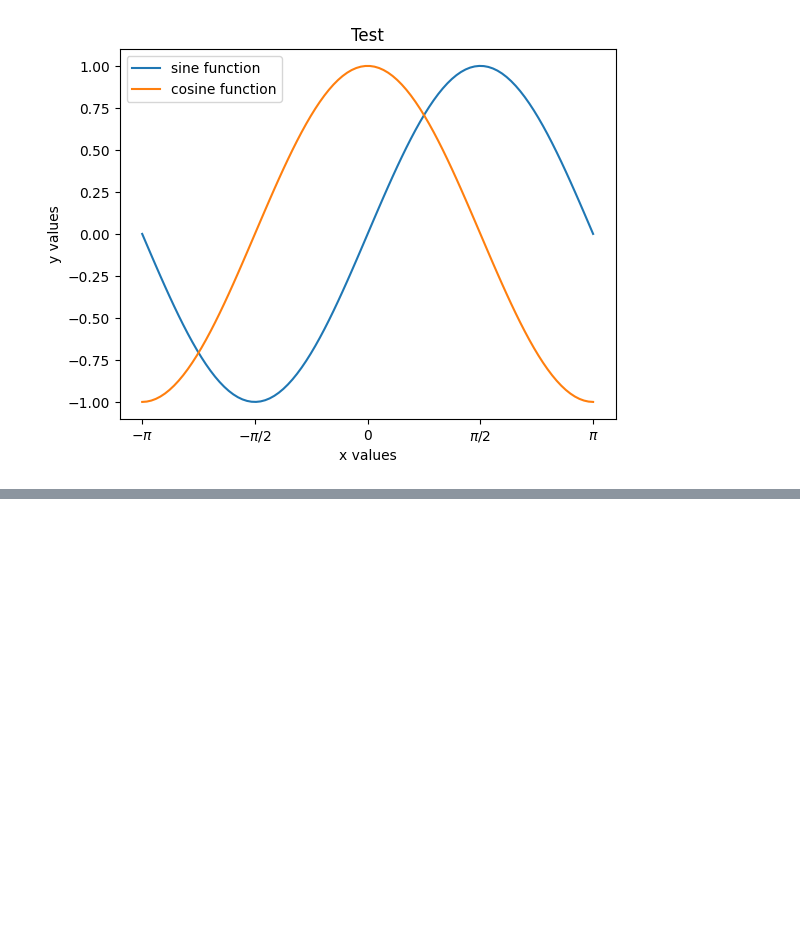
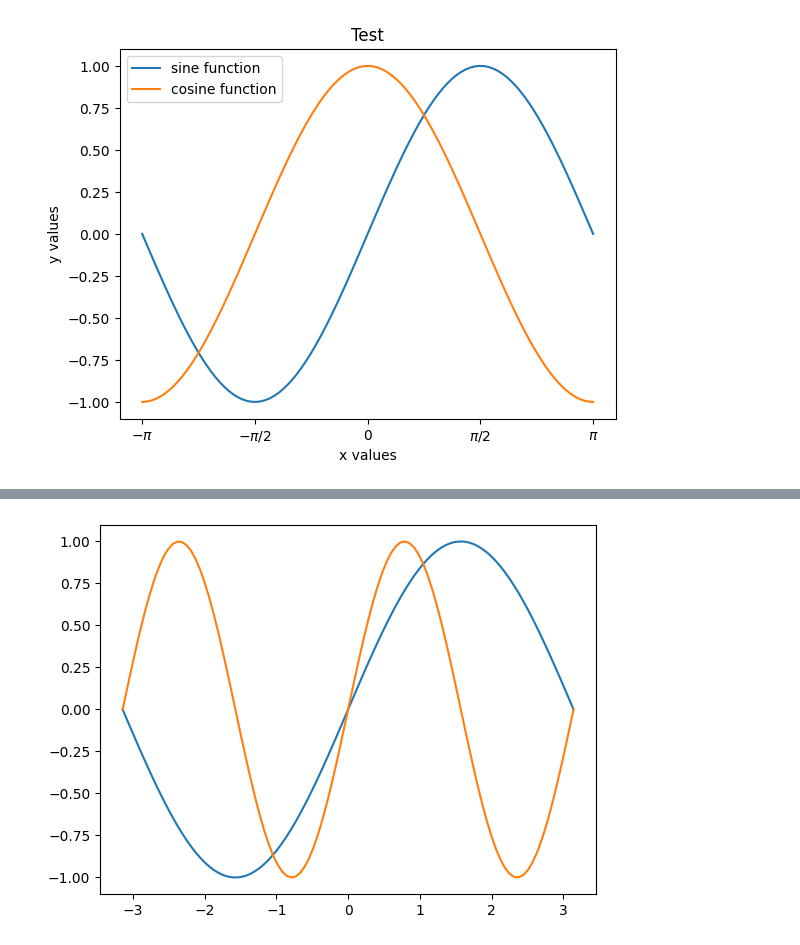
Before and after one commit to computational-python/notes, a Jupyter notebook: notes08.ipynb, the cells around one changed output, grey strips where cells are left out. Cells and saved outputs as stored; diff of their text form; code cells hidden in the pictures; blank space fills up the shorter version.

```diff
--- a/notes08.ipynb
+++ b/notes08.ipynb
@@ -97,0 +96,10 @@ fig
+# %%
+# define a function of the paramter
+
+def sinplot(w):
+    plt.plot(x, np.sin(w*x))
+
+sinplot(1)
+sinplot(2)
+# %% [output]
+[figure, added]
```
Also changed, not shown: parts of 13 cells of this notebook, 1 other file.
